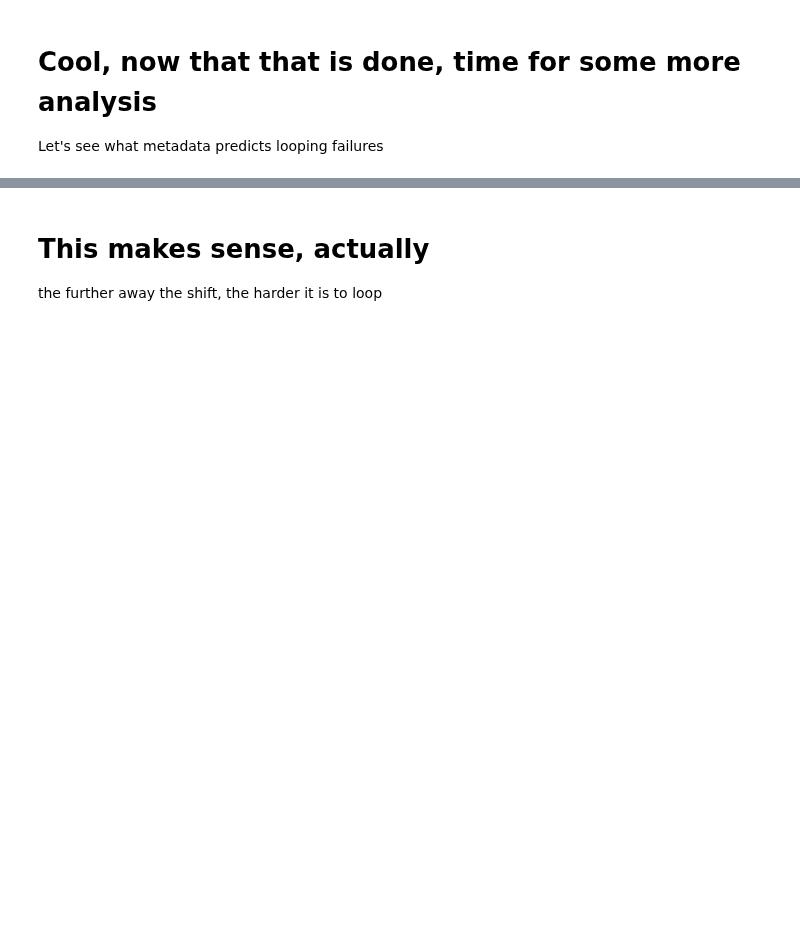
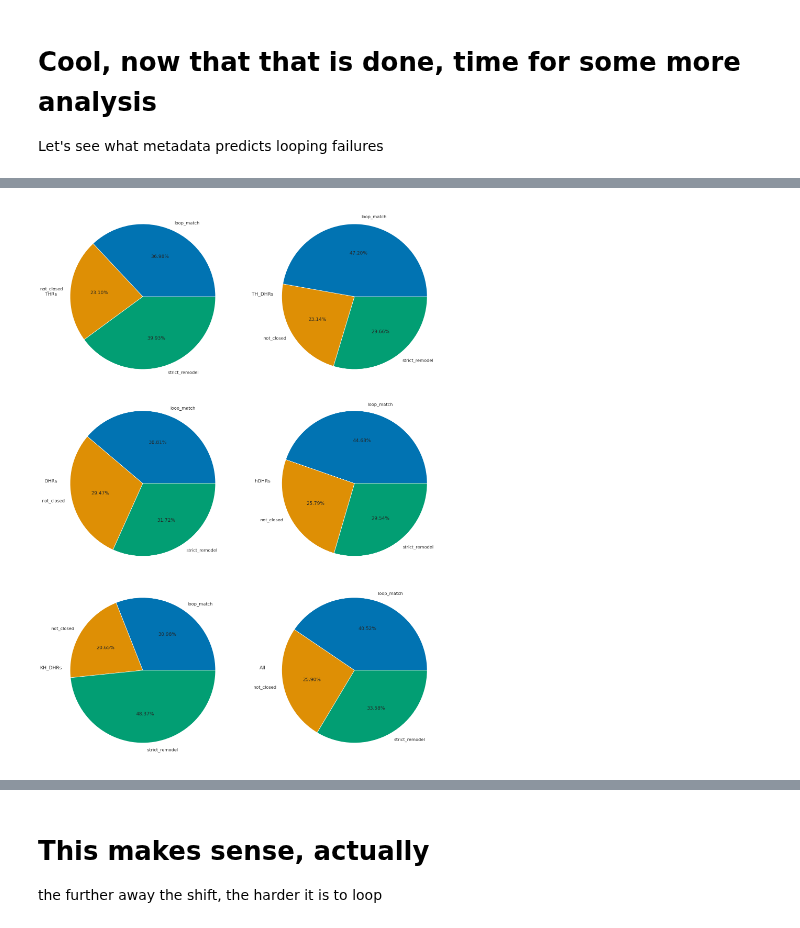
Before and after one commit to proleu/hinges, a Jupyter notebook: 03_enumerate_loops.ipynb, the cells around one changed output, grey strips where cells are left out. Saved outputs shown, nothing was run; the diff lists cells and outputs as text; code cells hidden in the pictures; blank space fills up the shorter version.

```diff
--- a/03_enumerate_loops.ipynb
+++ b/03_enumerate_loops.ipynb
@@ -746 +684,30 @@ plt.savefig("figs/03_looping_counts_by_scaffold.png")
+# %%
+fig, ((ax1, ax2), (ax3, ax4), (ax5, ax6)) = plt.subplots(
+    ncols=2, nrows=3, figsize=(30, 30), tight_layout=True
+)
+scores_df[scores_df["scaffold"] == "THR"].groupby("closure_type").size().plot(
+    kind="pie", autopct="%1.2f%%", ax=ax1
+)
+scores_df[scores_df["scaffold"] == "TH_DHR"].groupby("closure_type").size().plot(
+    kind="pie", autopct="%1.2f%%", ax=ax2
+)
+scores_df[scores_df["scaffold"] == "DHR"].groupby("closure_type").size().plot(
+    kind="pie", autopct="%1.2f%%", ax=ax3
+)
+scores_df[scores_df["scaffold"] == "hDHR"].groupby("closure_type").size().plot(
+    kind="pie", autopct="%1.2f%%", ax=ax4
+)
+scores_df[scores_df["scaffold"] == "KH_DHR"].groupby("closure_type").size().plot(
+    kind="pie", autopct="%1.2f%%", ax=ax5
+)
+scores_df.groupby("closure_type").size().plot(kind="pie", autopct="%1.2f%%", ax=ax6)
+ax1.set_ylabel("THRs", rotation=0)
+ax2.set_ylabel("TH_DHRs", rotation=0)
+ax3.set_ylabel("DHRs", rotation=0)
+ax4.set_ylabel("hDHRs", rotation=0)
+ax5.set_ylabel("KH_DHRs", rotation=0)
+ax6.set_ylabel("All", rotation=0)
+plt.savefig("figs/03_looping_counts_by_scaffold.png")
+# %% [output]
+[figure, added]
 # %%
```
Also changed, not shown: parts of 21 cells of this notebook, 2 other files.
